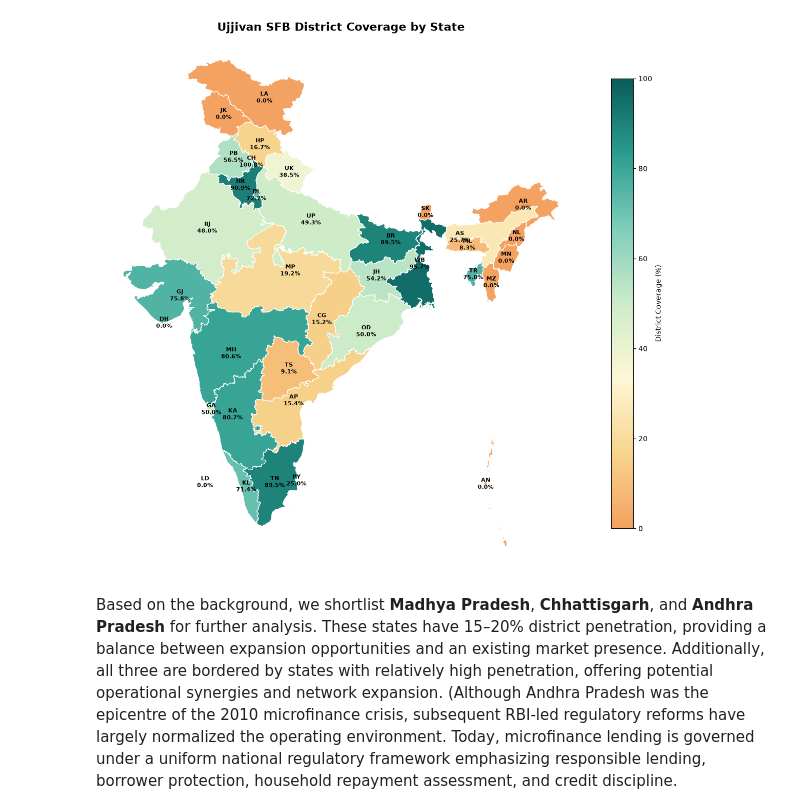
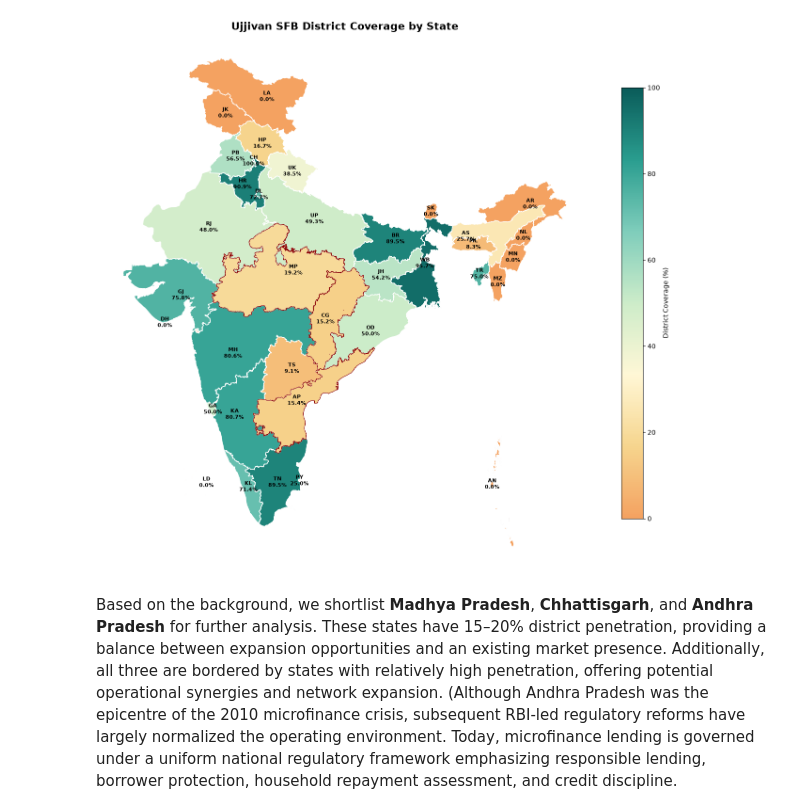
Before and after one commit to idnantimar/UJJIVAN-a_case_study, a Jupyter notebook: USFB-analysis.ipynb, the cells around one changed output. Cells and saved outputs as stored; diff of their text form; code cells hidden in the pictures.

```diff
--- a/USFB-analysis.ipynb
+++ b/USFB-analysis.ipynb
@@ -37,5 +33,6 @@ The autoreload extension is already loaded. To reload it, use:
 # %%
 ## == BRANCH LOCATOR ====
+"""
 BASE = pd.read_csv(
     next(Path("./data/branch locator api").glob("*.csv")),
     header=0, index_col="DocumentID",
@@ -51,23 +48,29 @@ BASE = pd.read_csv(
 for col in ["BranchCode","BranchName","Address"] :
     BASE[col] = BASE[col].str.lower().str.strip()
 BASE.info()
+#"""
 ## ======
 
 ## == ADMINISTRATIVE BOUNDARIES ====
+"""
 ADM = gpd.read_file(
     next(Path("./data/lgd").glob("*.geojson")),
     columns=[
         "dtname","stname","dist_lgd","state_lgd",
         "geometry",
     ],
-)
-ADM["dtname"] = ADM["dtname"].str.strip().str.title().astype('category')
+).set_index(["state_lgd","dist_lgd"]).sort_index()
+ADM["dtname"] = ADM["dtname"].str.strip().str.lower().astype('category')
 ADM["stname"] = ADM["stname"].str.strip().str.upper().astype('category')
 ADM.info()
+ADM.to_parquet(TEMP_DIR/'ADM.parquet',index=True,compression='zstd',geometry_encoding='WKB')
+#"""
+ADM = gpd.read_parquet(TEMP_DIR/'ADM.parquet')
 ## ======
 
 
 ## == Spatial Join ====
+"""
 BRANCH_MASTER = gpd.sjoin(
     gpd.GeoDataFrame(
         BASE,
@@ -79,27 +82,32 @@ BRANCH_MASTER = gpd.sjoin(
     ADM,
     how='left',
     predicate='within',
-).drop(columns=["index_right","geometry",])
+).drop(columns=["Latitude","Longitude","state_lgd","dist_lgd",])
 
 assert BRANCH_MASTER["dtname"].notna().all(), "Some branches could not be mapped to a district."
-print(f"""\n Match District : {BRANCH_MASTER["dtname"].notna().mean() * 100:.2f} %""")
-BRANCH_MASTER.to_parquet(TEMP_DIR/'BRANCH_MASTER.parquet',index=True,compression='zstd')
+print(f'''\n Match District : {BRANCH_MASTER["dtname"].notna().mean() * 100:.2f} %''')
+BRANCH_MASTER.to_parquet(TEMP_DIR/'BRANCH_MASTER.parquet',index=True,compression='zstd',geometry_encoding='WKB')
+#"""
+BRANCH_MASTER = gpd.read_parquet(TEMP_DIR/'BRANCH_MASTER.parquet')
+## ======
+
 
 COVERAGE = (
     ADM
-    .groupby("stname", observed=True, sort=False)
-    .agg(
-        Total_Districts=("dtname", 'nunique')
+    .dissolve(
+        by="stname",
+        observed=True,as_index=True,sort=True,
+        aggfunc={"dtname": 'nunique'},
     )
+    .rename(columns={"dtname": "Total_Districts"})
     .join(
         BRANCH_MASTER
-        .groupby("stname", observed=True, sort=False)
+        .groupby("stname",observed=True,as_index=True,sort=False,)
         .agg(
-            Covered_Districts=("dtname", 'nunique'),
-            Existing_Branches=("BranchName", 'count'),
+            Covered_Districts=("dtname", "nunique"),
+            Existing_Branches=("BranchName", "count"),
         ),
         how='left',
-        sort=False,
     )
     .fillna(0)
     .astype({
@@ -108,10 +116,8 @@ COVERAGE = (
         "Existing_Branches": 'int32',
     })
 )
-COVERAGE.to_parquet(TEMP_DIR/'COVERAGE.parquet',index=True,compression='zstd')
-
-## ======
-
+COVERAGE["Districts_Coverage"] = (100 * COVERAGE["Covered_Districts"]/COVERAGE["Total_Districts"]).round(2)
+states_chosen = ["MADHYA PRADESH","CHHATTISGARH","ANDHRA PRADESH",]
 
 ## -- PLOTTING ----
 from matplotlib.colors import LinearSegmentedColormap
@@ -156,49 +162,48 @@ STATE_ABBR = {
     "UTTARAKHAND": "UK",
     "WEST BENGAL": "WB",
 } # ref: https://en.wikipedia.org/wiki/ISO_3166-2:IN
-dump(STATE_ABBR,TEMP_DIR/'STATE_ABBR.joblib')
 
 
-STATE_MAP = (
-    ADM
-    .dissolve(by="stname", observed=True)
-    .join(COVERAGE)
+fig, ax = plt.subplots(figsize=(14,12))
+ufsb_cmap = LinearSegmentedColormap.from_list(
+    "ujjivan",
+    [
+        "#F4A261",
+        "#F6D58E",
+        "#FFF7D6",
+        "#CDECC9",
+        "#7FCDBB",
+        "#2A9D8F",
+        "#0A5C5A",
+    ],
 )
-STATE_MAP["Districts_Coverage"] = (100 * STATE_MAP["Covered_Districts"]/STATE_MAP["Total_Districts"]).round(2)
 
-fig, ax = plt.subplots(figsize=(12, 12))
-
-STATE_MAP.plot(
+COVERAGE.plot(
     column="Districts_Coverage",
-    cmap=LinearSegmentedColormap.from_list(
-        "ujjivan",
-        [
-            "#F4A261",
-            "#F6D58E",
-            "#FFF7D6",
-            "#CDECC9",
-            "#7FCDBB",
-            "#2A9D8F",
-            "#0A5C5A",
-        ],
-    ),
+    cmap=ufsb_cmap,
     edgecolor="white",
-    linewidth=0.8,
+    linewidth=1,
     legend=True,
     legend_kwds={
         "label": "District Coverage (%)",
-        "shrink": 0.75,
+        "shrink": 0.8,
     },
     ax=ax,
 )
+COVERAGE.loc[states_chosen].plot(
+    ax=ax,
+    facecolor="none",
+    edgecolor="darkred",
+    linewidth=0.8,
+)
 
-for state, row in STATE_MAP.iterrows():
+for state, row in COVERAGE.iterrows():
     x, y = row.geometry.representative_point().coords[0]
 
     ax.text(
         x,
         y,
-        f"{STATE_ABBR.get(state, state)}\n{row['Districts_Coverage']:.1f}%",
+        f"{STATE_ABBR.get(state,state)}\n{row['Districts_Coverage']:.1f}%",
         ha="center",
         va="center",
         fontsize=8,
@@ -239,4 +227,4 @@ memory usage: 38.3 KB
-[figure, old version]
+[figure, new version]
 # %% [markdown]
 Based on the background, we shortlist **Madhya Pradesh**, **Chhattisgarh**, and **Andhra Pradesh** for further analysis. These states have 15–20% district penetration, providing a balance between expansion opportunities and an existing market presence. Additionally, all three are bordered by states with relatively high penetration, offering potential operational synergies and network expansion. (Although Andhra Pradesh was the epicentre of the 2010 microfinance crisis, subsequent RBI-led regulatory reforms have largely normalized the operating environment. Today, microfinance lending is governed under a uniform national regulatory framework emphasizing responsible lending, borrower protection, household repayment assessment, and credit discipline. Consequently, the historical crisis alone is not considered a constraint in shortlisting Andhra Pradesh for further analysis.)
 # %%
```
Also changed, not shown: parts of 5 cells of this notebook.
